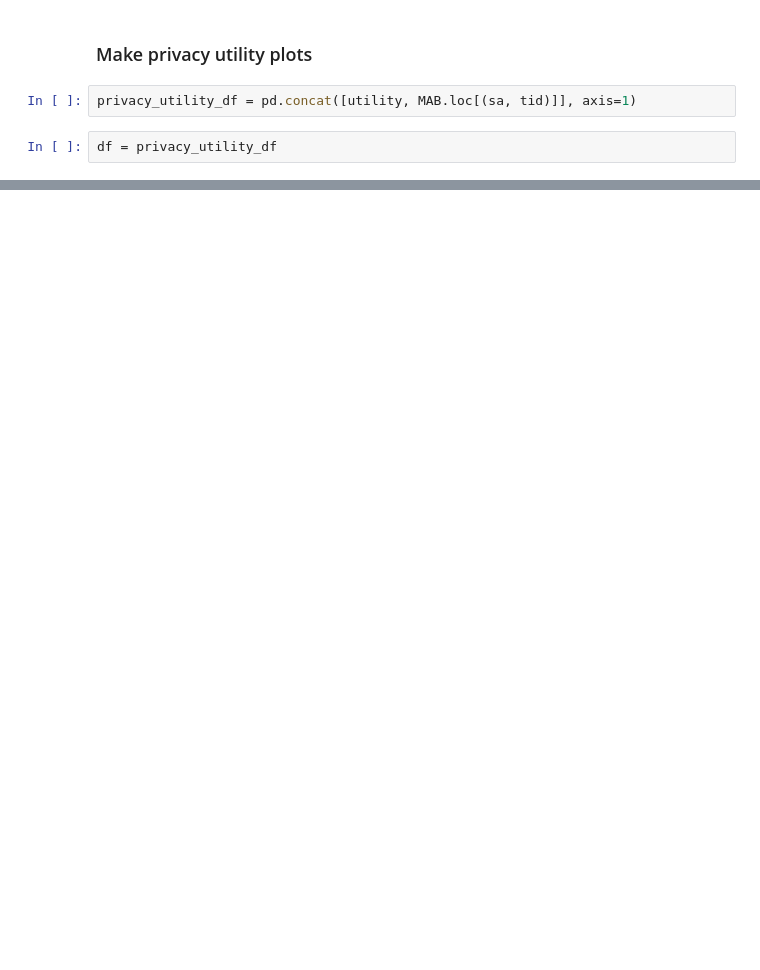
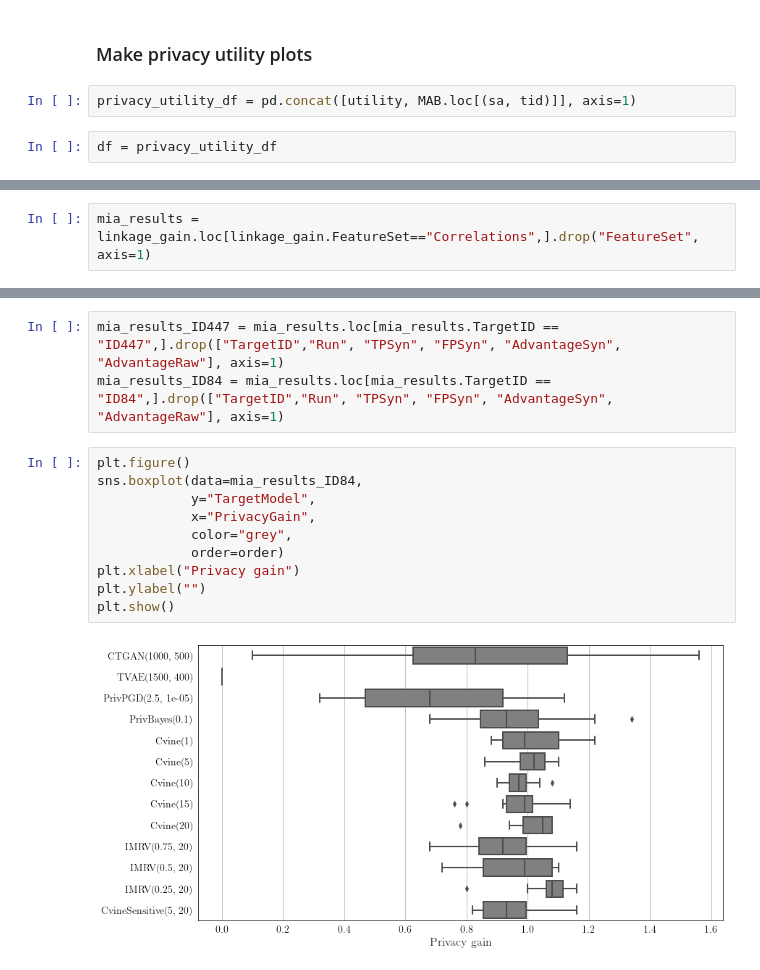
Before and after one commit to beritoksnes/synthetic_data_release, a Jupyter notebook: notebooks/analyze_results_simulated_data.ipynb, the cells around one changed output, grey strips where cells are left out. Saved outputs shown, nothing was run; the diff lists cells and outputs as text; blank space fills up the shorter version.

```diff
--- a/notebooks/analyze_results_simulated_data.ipynb
+++ b/notebooks/analyze_results_simulated_data.ipynb
@@ -183,0 +212,2 @@ plt.show()
+# %%
+mia_results = linkage_gain.loc[linkage_gain.FeatureSet=="Correlations",].drop("FeatureSet", axis=1)
@@ -183,0 +230,15 @@ plt.show()
+# %%
+mia_results_ID447 = mia_results.loc[mia_results.TargetID == "ID447",].drop(["TargetID","Run", "TPSyn", "FPSyn", "AdvantageSyn", "AdvantageRaw"], axis=1)
+mia_results_ID84 = mia_results.loc[mia_results.TargetID == "ID84",].drop(["TargetID","Run", "TPSyn", "FPSyn", "AdvantageSyn", "AdvantageRaw"], axis=1)
+# %%
+plt.figure()
+sns.boxplot(data=mia_results_ID84,
+            y="TargetModel",
+            x="PrivacyGain",
+            color="grey",
+            order=order)
+plt.xlabel("Privacy gain")
+plt.ylabel("")
+plt.show()
+# %% [output]
+[figure, added]
```
Also changed, not shown: parts of 12 cells of this notebook, 3 other files.
